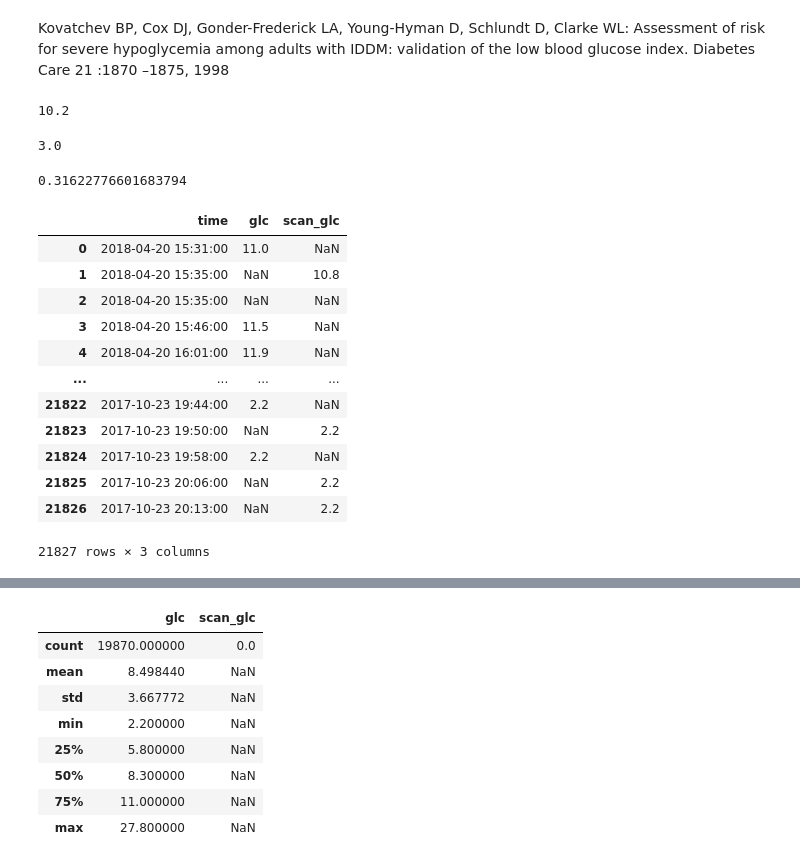
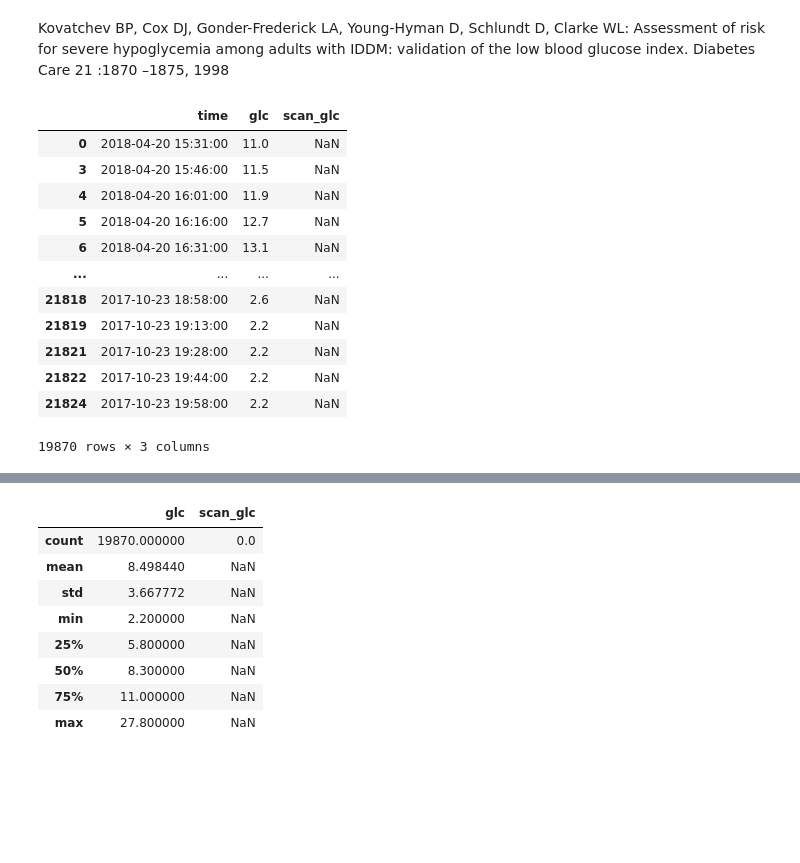
Before and after one commit to cafoala/diametrics-webapp, a Jupyter notebook: code/experiment.ipynb, the cells around one changed output, grey strips where cells are left out. Drawn from its saved outputs; the diff is of its cells as text; code cells hidden in the pictures; blank space fills up the shorter version.

```diff
--- a/code/experiment.ipynb
+++ b/code/experiment.ipynb
@@ -66,28 +57,18 @@ def calc_fbg(glucose, mmol=True):
-# %%
-np.round((calc_fbg(4.4) + calc_fbg(7.8)+calc_fbg(2.6))/3, 1)
-# %% [output]
-10.2
-# %%
-np.round(df.glc.apply(lambda x: calc_fbg(x)).mean(), 1)
-# %% [output]
-3.0
-# %%
-10**-0.5
-# %% [output]
-0.31622776601683794
-# %%
-preprocessed_objects[0].data
-# %% [output]
-|  | time | glc | scan_glc |
-| 0 | 2018-04-20 15:31:00 | 11.0 | NaN |
-| 1 | 2018-04-20 15:35:00 | NaN | 10.8 |
-| 2 | 2018-04-20 15:35:00 | NaN | NaN |
-| 3 | 2018-04-20 15:46:00 | 11.5 | NaN |
-| 4 | 2018-04-20 16:01:00 | 11.9 | NaN |
-| ... | ... | ... | ... |
-| 21822 | 2017-10-23 19:44:00 | 2.2 | NaN |
-| 21823 | 2017-10-23 19:50:00 | NaN | 2.2 |
-| 21824 | 2017-10-23 19:58:00 | 2.2 | NaN |
-| 21825 | 2017-10-23 20:06:00 | NaN | 2.2 |
-| 21826 | 2017-10-23 20:13:00 | NaN | 2.2 |
-21827 rows × 3 columns
+# %%
+df.reset_index(drop=True, inplace=True)
+# %%
+df
+# %% [output]
+|  | time | glc | scan_glc |
+| 0 | 2018-04-20 15:31:00 | 11.0 | NaN |
+| 3 | 2018-04-20 15:46:00 | 11.5 | NaN |
+| 4 | 2018-04-20 16:01:00 | 11.9 | NaN |
+| 5 | 2018-04-20 16:16:00 | 12.7 | NaN |
+| 6 | 2018-04-20 16:31:00 | 13.1 | NaN |
+| ... | ... | ... | ... |
+| 21818 | 2017-10-23 18:58:00 | 2.6 | NaN |
+| 21819 | 2017-10-23 19:13:00 | 2.2 | NaN |
+| 21821 | 2017-10-23 19:28:00 | 2.2 | NaN |
+| 21822 | 2017-10-23 19:44:00 | 2.2 | NaN |
+| 21824 | 2017-10-23 19:58:00 | 2.2 | NaN |
+19870 rows × 3 columns
```
Also changed, not shown: parts of 57 cells of this notebook, 6 other files.
